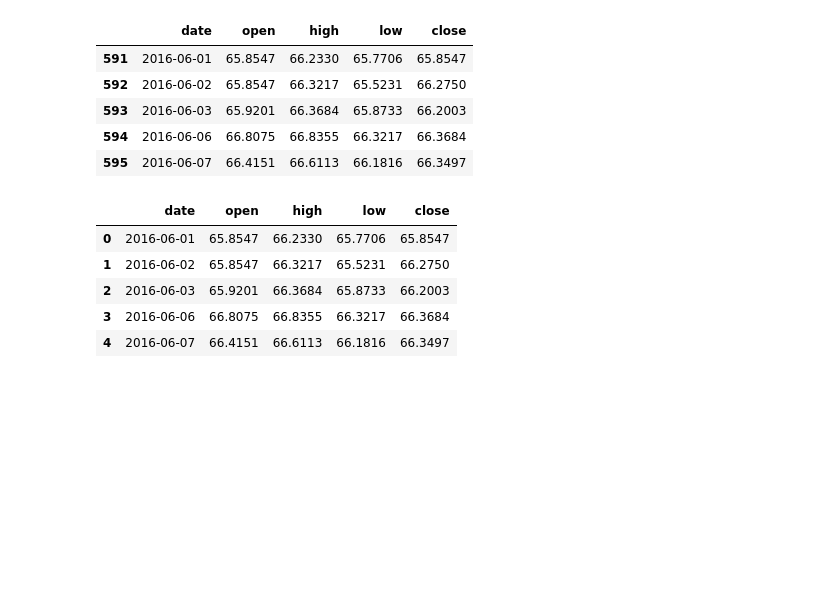
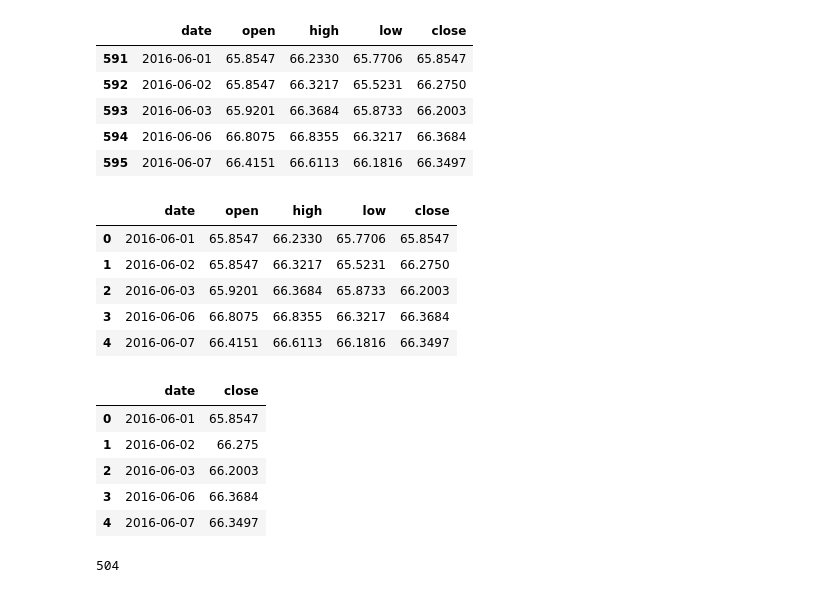
Before and after one commit to sankmish/Keras-Stock-Predictor, a Jupyter notebook: filter_data_and_models.ipynb, the cells around one changed output. Cells and saved outputs as stored; diff of their text form; code cells hidden in the pictures; blank space fills up the shorter version.

```diff
--- a/filter_data_and_models.ipynb
+++ b/filter_data_and_models.ipynb
@@ -54,3 +62,21 @@ filteredData.head()
 | 2 | 2016-06-03 | 65.9201 | 66.3684 | 65.8733 | 66.2003 |
 | 3 | 2016-06-06 | 66.8075 | 66.8355 | 66.3217 | 66.3684 |
 | 4 | 2016-06-07 | 66.4151 | 66.6113 | 66.1816 | 66.3497 |
+# %%
+movingAverageData = pd.DataFrame(index=range(0,len(filteredData)),columns=['date', 'close'])
+for i in range(0,len(filteredData)):
+    movingAverageData['date'][i] = filteredData['date'][i]
+    movingAverageData['close'][i] = filteredData['close'][i]
+movingAverageData.head()
+# %% [output]
+|  | date | close |
+| 0 | 2016-06-01 | 65.8547 |
+| 1 | 2016-06-02 | 66.275 |
+| 2 | 2016-06-03 | 66.2003 |
+| 3 | 2016-06-06 | 66.3684 |
+| 4 | 2016-06-07 | 66.3497 |
+# %%
+trainEndIndex = endDateTrainIndex[0] - startDateIndex[0]
+print(trainEndIndex)
+# %% [output]
+504
```
Also changed, not shown: parts of 9 cells of this notebook.
